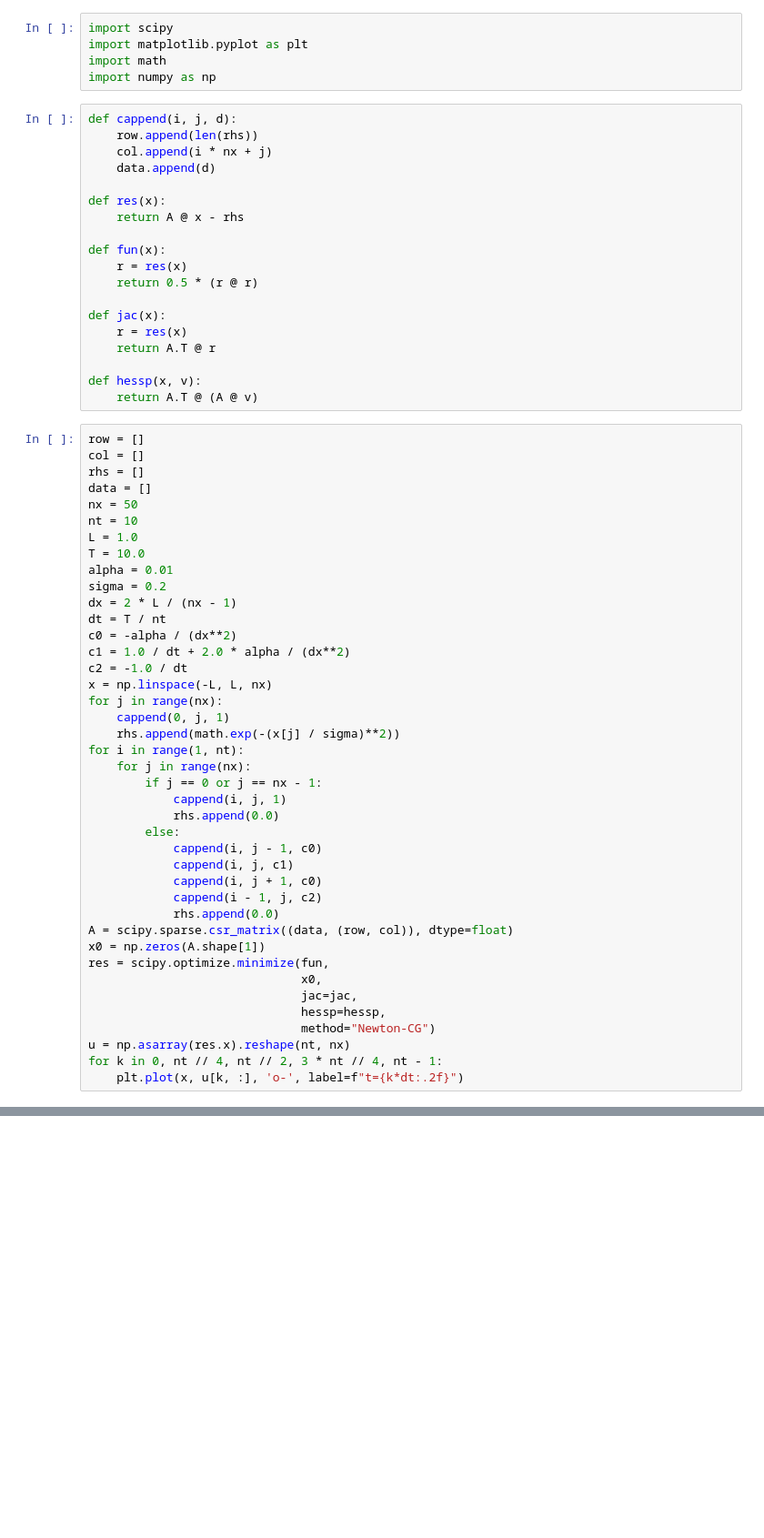
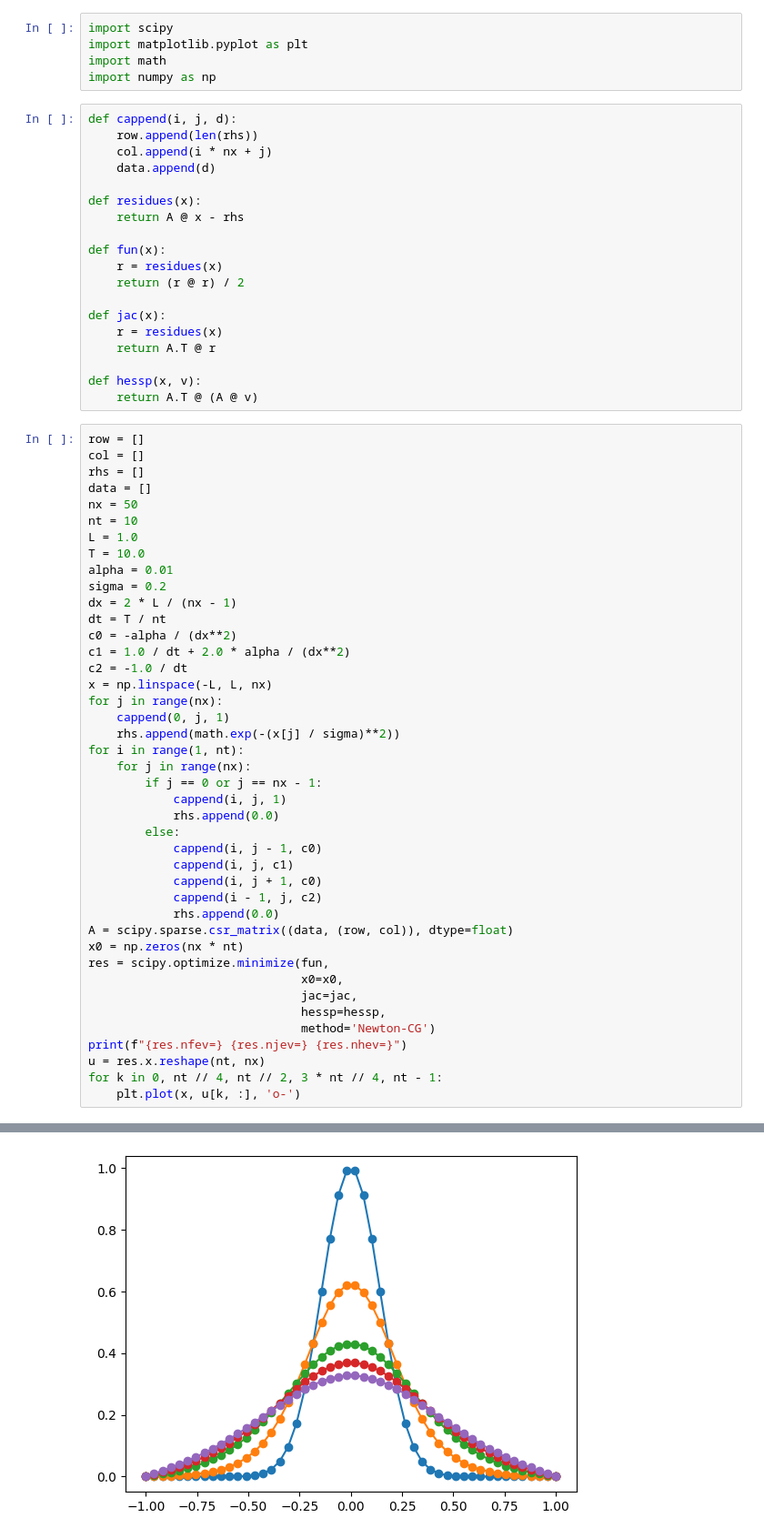
Before and after one commit to slitvinov/odil-examples, a Jupyter notebook: sparce.ipynb, the cells around one changed output, grey strips where cells are left out. Shown: that part at 91% size. Cells and saved outputs as stored; diff of their text form; blank space fills up the shorter version.

```diff
--- a/sparce.ipynb
+++ b/sparce.ipynb
@@ -13,15 +13,15 @@ def cappend(i, j, d):
     col.append(i * nx + j)
     data.append(d)
 
-def res(x):
+def residues(x):
     return A @ x - rhs
 
 def fun(x):
-    r = res(x)
-    return 0.5 * (r @ r)
+    r = residues(x)
+    return (r @ r) / 2
 
 def jac(x):
-    r = res(x)
+    r = residues(x)
     return A.T @ r
 
 def hessp(x, v):
@@ -58,12 +58,14 @@ for i in range(1, nt):
             cappend(i - 1, j, c2)
             rhs.append(0.0)
 A = scipy.sparse.csr_matrix((data, (row, col)), dtype=float)
-x0 = np.zeros(A.shape[1])
+x0 = np.zeros(nx * nt)
 res = scipy.optimize.minimize(fun,
-                              x0,
+                              x0=x0,
                               jac=jac,
                               hessp=hessp,
-                              method="Newton-CG")
-u = np.asarray(res.x).reshape(nt, nx)
+                              method='Newton-CG')
+print(f"{res.nfev=} {res.njev=} {res.nhev=}")
+u = res.x.reshape(nt, nx)
 for k in 0, nt // 4, nt // 2, 3 * nt // 4, nt - 1:
-    plt.plot(x, u[k, :], 'o-', label=f"t={k*dt:.2f}")
+    plt.plot(x, u[k, :], 'o-')
+# %% [output]
@@ -69,0 +73 @@ for k in 0, nt // 4, nt // 2, 3 * nt // 4, nt - 1:
+[figure, added]
```
Also changed, not shown: parts of 1 cell of this notebook.
